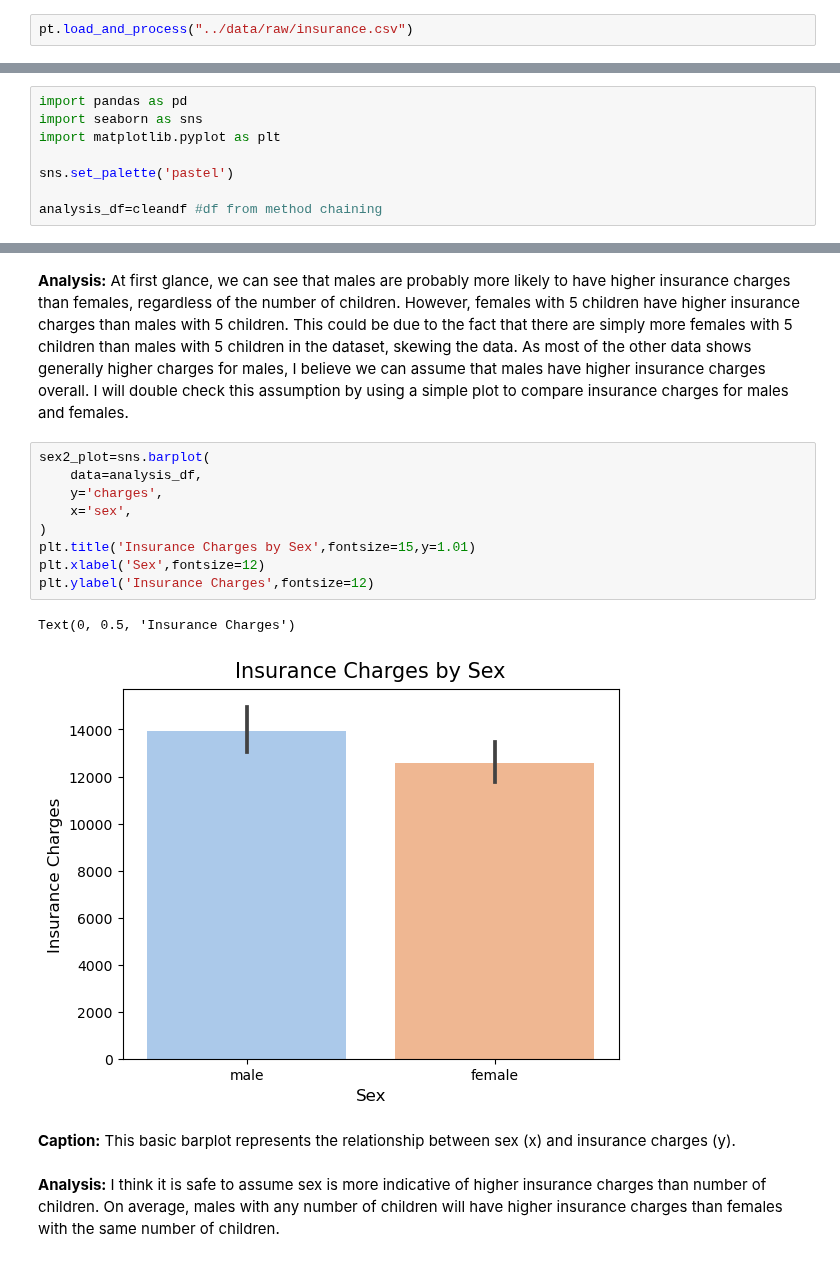
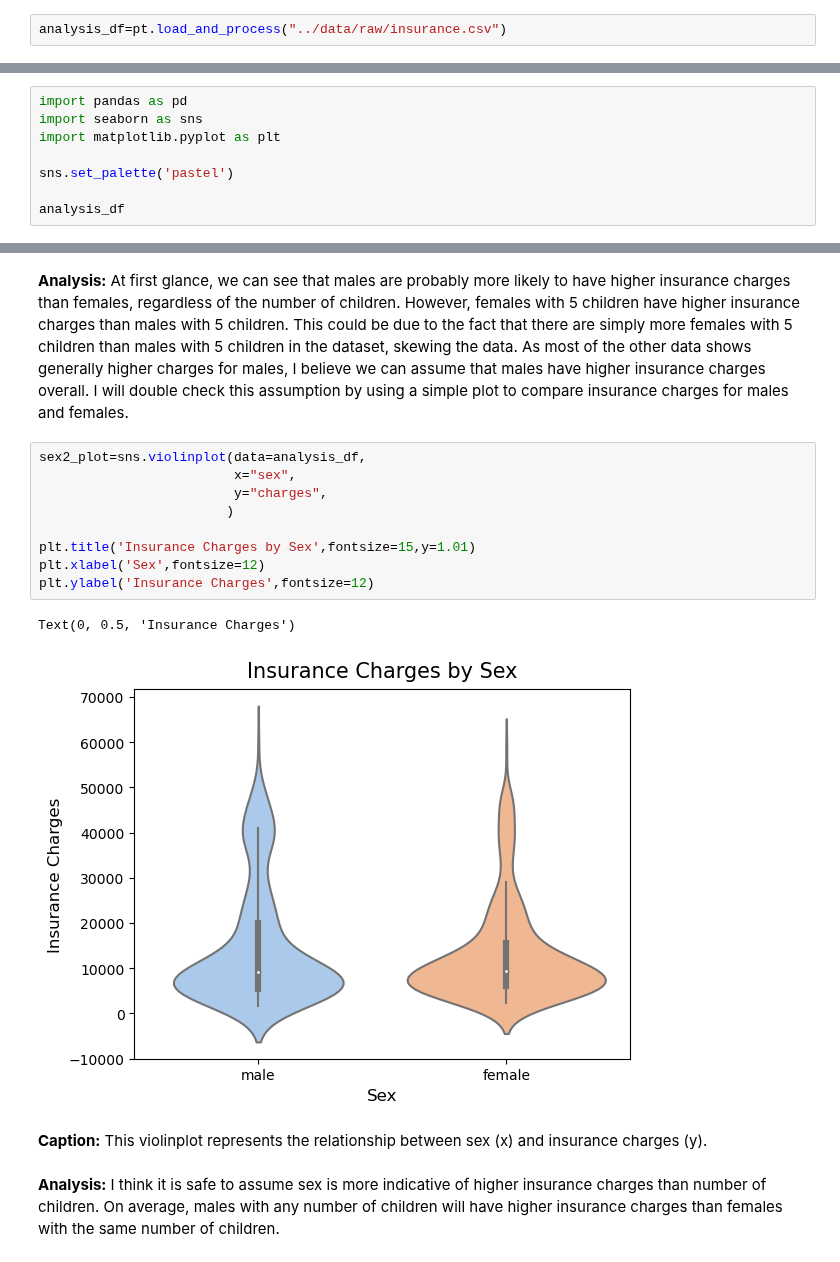
Before and after one commit to ubco-W2022T2-data301/project-group-group25, a Jupyter notebook: analysis/analysis3.ipynb, the cells around one changed output, grey strips where cells are left out. Saved outputs shown, nothing was run; the diff lists cells and outputs as text.

Commit message:
Working on project feedback in analysis3 notebook

```diff
--- a/analysis/analysis3.ipynb
+++ b/analysis/analysis3.ipynb
@@ -321,4 +295,4 @@ import code
 # %%
 from scripts import project_functions3 as pt
 # %%
-pt.load_and_process("../data/raw/insurance.csv")
+analysis_df=pt.load_and_process("../data/raw/insurance.csv")
@@ -345,4 +305,4 @@ import matplotlib.pyplot as plt
 
 sns.set_palette('pastel')
 
-analysis_df=cleandf #df from method chaining
+analysis_df
@@ -406,19 +380,19 @@ Text(46.37594444444443, 0.5, 'Insurance Charges')
 # %% [markdown]
 **Analysis:** At first glance, we can see that males are probably more likely to have higher insurance charges than females, regardless of the number of children. However, females with 5 children have higher insurance charges than males with 5 children. This could be due to the fact that there are simply more females with 5 children than males with 5 children in the dataset, skewing the data. As most of the other data shows generally higher charges for males, I believe we can assume that males have higher insurance charges overall. I will double check this assumption by using a simple plot to compare insurance charges for males and females.
 # %%
-sex2_plot=sns.barplot(
-    data=analysis_df,
-    y='charges',
-    x='sex',
-)
+sex2_plot=sns.violinplot(data=analysis_df,
+                         x="sex",
+                         y="charges",
+                        )
+
 plt.title('Insurance Charges by Sex',fontsize=15,y=1.01)
 plt.xlabel('Sex',fontsize=12)
 plt.ylabel('Insurance Charges',fontsize=12)
 # %% [output]
 Text(0, 0.5, 'Insurance Charges')
-[figure, old version]
+[figure, new version]
 # %% [markdown]
-**Caption:** This basic barplot represents the relationship between sex (x) and insurance charges (y).
+**Caption:** This violinplot represents the relationship between sex (x) and insurance charges (y).
 # %% [markdown]
 **Analysis:** I think it is safe to assume sex is more indicative of higher insurance charges than number of children. On average, males with any number of children will have higher insurance charges than females with the same number of children.
 # %% [markdown]
```
Also changed, not shown: parts of 20 cells of this notebook.
